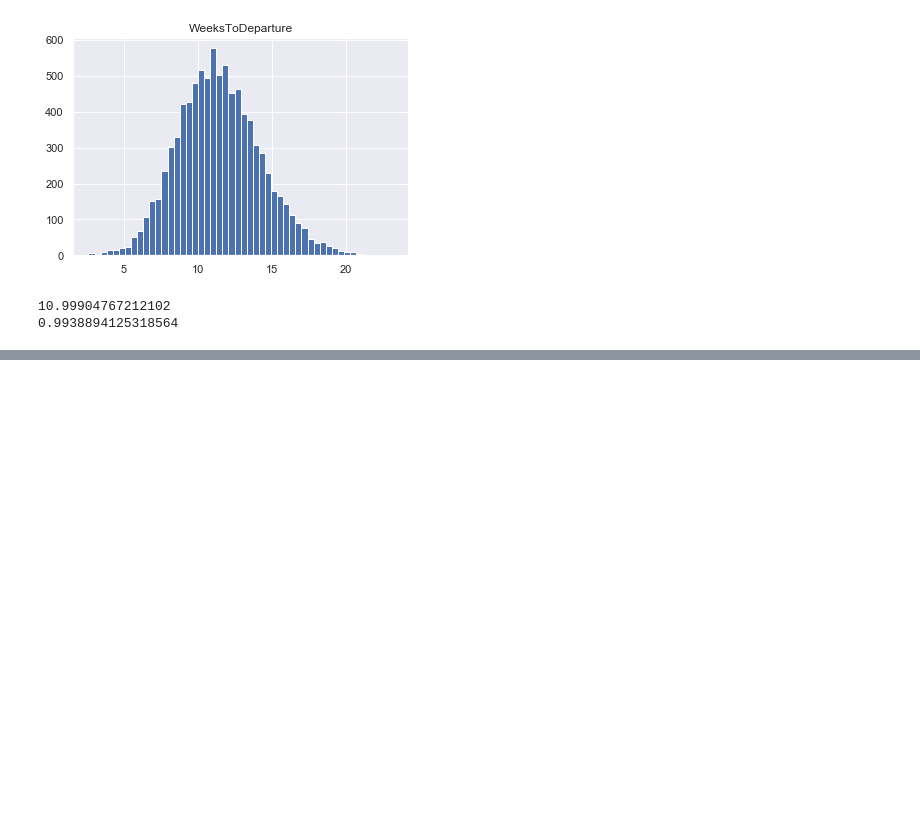
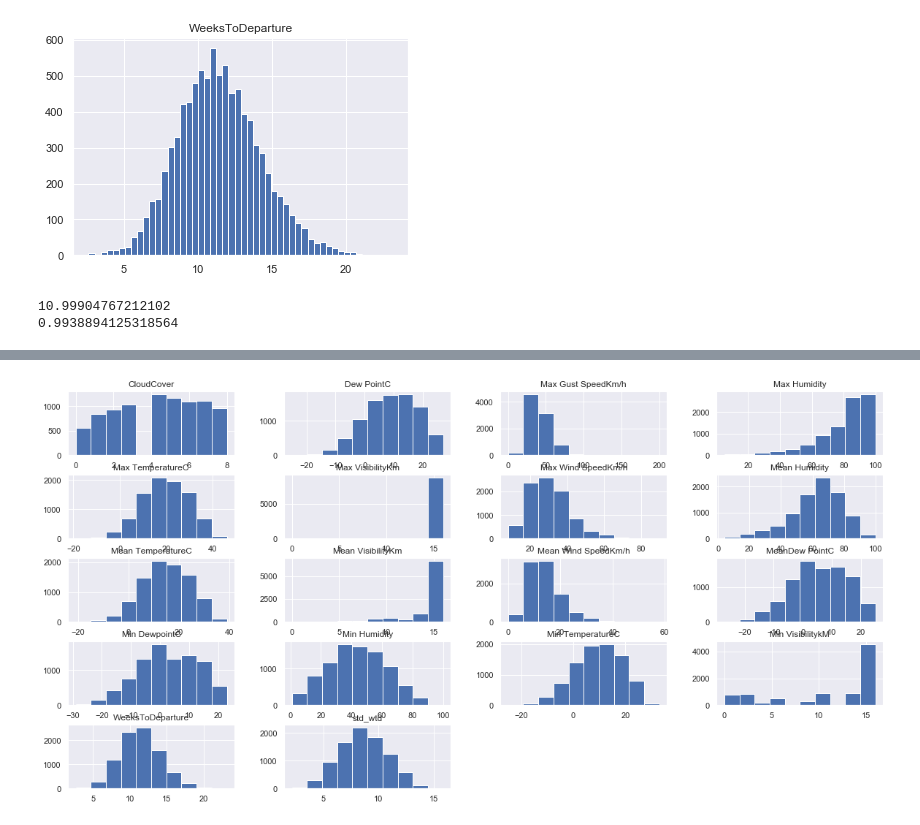
Before and after one commit to AdrienToulouse/Predicting_air_traffic, a Jupyter notebook: Polo's work.ipynb, the cells around one changed output, grey strips where cells are left out. Saved outputs shown, nothing was run; the diff lists cells and outputs as text; code cells hidden in the pictures; blank space fills up the shorter version.

```diff
--- a/Polo's work.ipynb
+++ b/Polo's work.ipynb
@@ -116,0 +119,11 @@ print(y_array.std())
+# %%
+X_encoded = X_df
+external_data = pd.read_csv('submissions/starting_kit/external_data.csv')
+external_data = external_data.rename(
+            columns={'Date': 'DateOfDeparture', 'AirPort': 'Arrival'})
+X_encoded = pd.merge(
+            X_encoded, external_data, how='left',
+            left_on=['DateOfDeparture', 'Arrival'],
+            right_on=['DateOfDeparture', 'Arrival'],
+            sort=False)
+X_encoded.head()
@@ -118,0 +139,7 @@ print(y_array.std())
+# %%
+X_encoded = X_encoded.drop(['Max Sea Level PressurehPa',
+                            'Mean Sea Level PressurehPa',
+                            'Min Sea Level PressurehPa',
+                            'WindDirDegrees', 'Max Gust SpeedKm/h'], axis=1)
+df = X_encoded[[]]
+X_encoded.describe()
@@ -118,0 +156,4 @@ print(y_array.std())
+# %%
+_ = X_encoded.hist(figsize=(20, 10))
+# %% [output]
+[figure, added]
```
Also changed, not shown: parts of 8 cells of this notebook.
